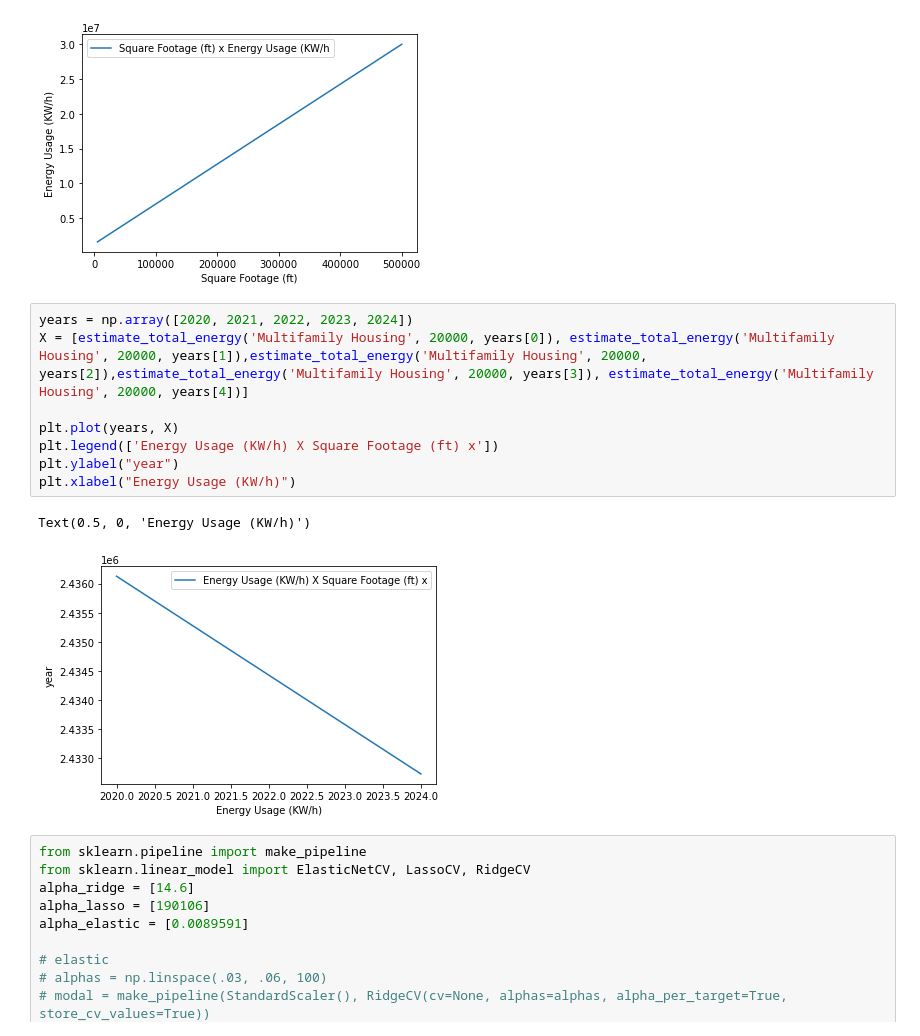
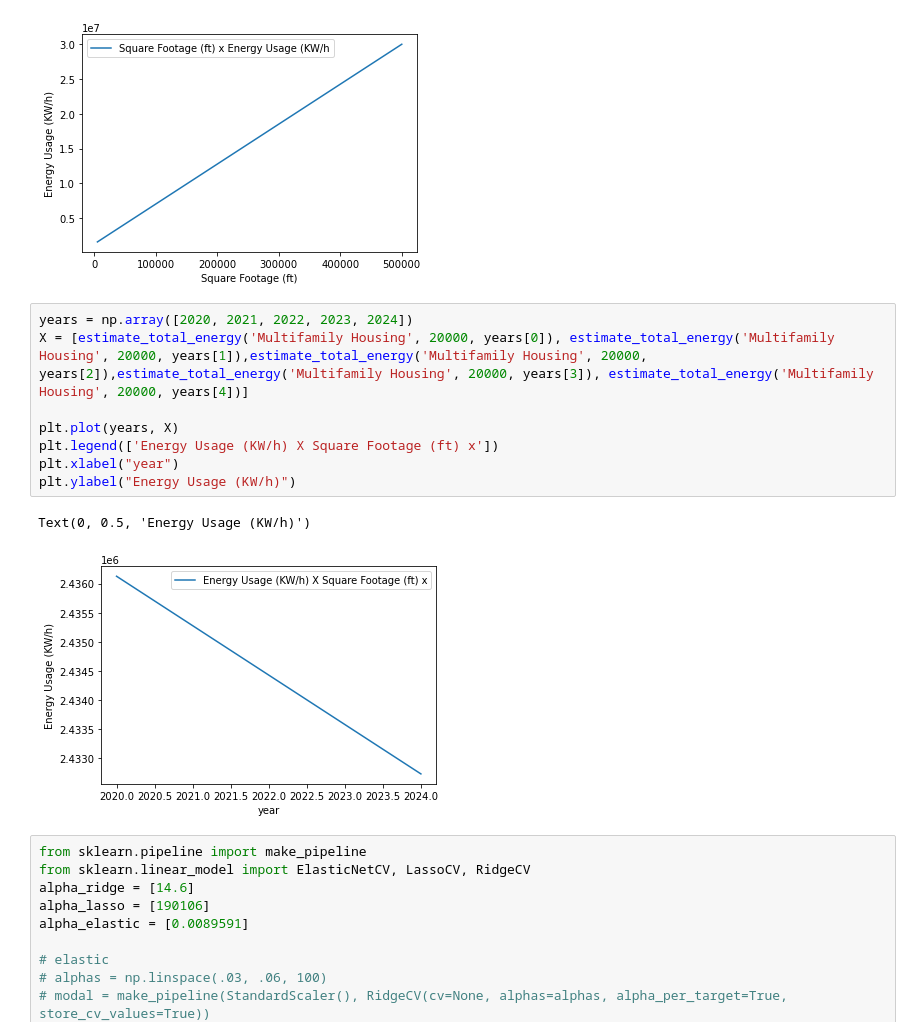
Before and after one commit to 1fabunicorn/Notebooks, a Jupyter notebook: Final_Project.ipynb, the cells around one changed output. Cells and saved outputs as stored; diff of their text form.

```diff
--- a/Final_Project.ipynb
+++ b/Final_Project.ipynb
@@ -176,14 +176,14 @@ Text(0.5, 0, 'Square Footage (ft)')
 # %%
 years = np.array([2020, 2021, 2022, 2023, 2024])
 X = [estimate_total_energy('Multifamily Housing', 20000, years[0]), estimate_total_energy('Multifamily Housing', 20000, years[1]),estimate_total_energy('Multifamily Housing', 20000, years[2]),estimate_total_energy('Multifamily Housing', 20000, years[3]), estimate_total_energy('Multifamily Housing', 20000, years[4])]
 
 plt.plot(years, X)
 plt.legend(['Energy Usage (KW/h) X Square Footage (ft) x'])
-plt.ylabel("year")
-plt.xlabel("Energy Usage (KW/h)")
+plt.xlabel("year")
+plt.ylabel("Energy Usage (KW/h)")
 # %% [output]
-Text(0.5, 0, 'Energy Usage (KW/h)')
+Text(0, 0.5, 'Energy Usage (KW/h)')
-[figure, old version]
+[figure, new version]
 # %%
 from sklearn.pipeline import make_pipeline
 from sklearn.linear_model import ElasticNetCV, LassoCV, RidgeCV
```
